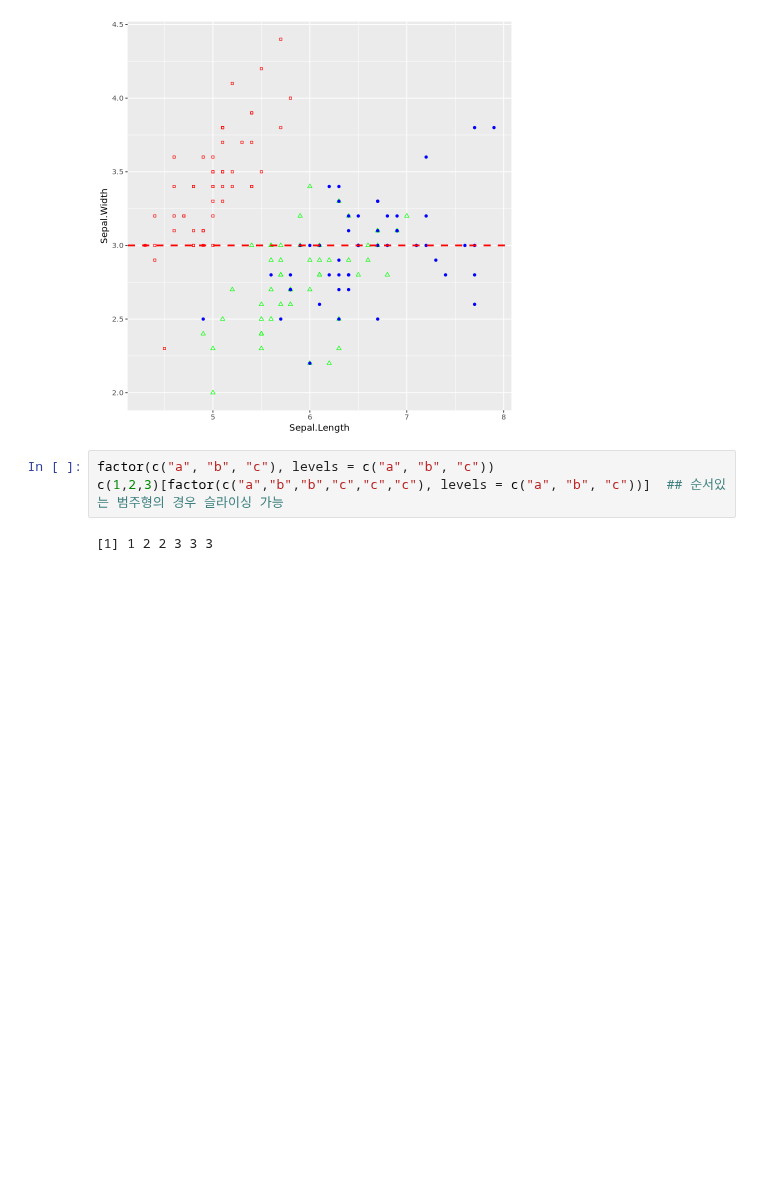
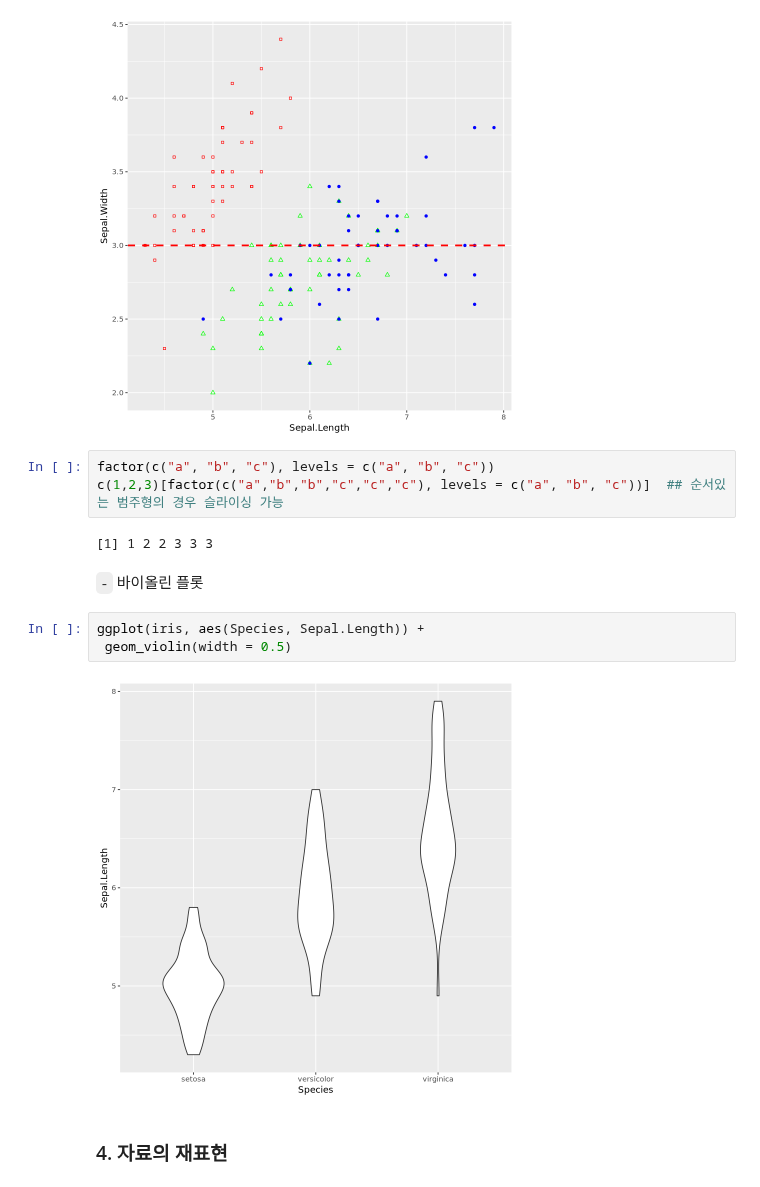
Before and after one commit to HollyRiver/R, a Jupyter notebook: 탐색적자료분석/code assemble.ipynb, the cells around one changed output. Saved outputs shown, nothing was run; the diff lists cells and outputs as text; blank space fills up the shorter version.

```diff
--- a/탐색적자료분석/code assemble.ipynb
+++ b/탐색적자료분석/code assemble.ipynb
@@ -133,3 +145,12 @@ factor(c("a", "b", "c"), levels = c("a", "b", "c"))
 c(1,2,3)[factor(c("a","b","b","c","c","c"), levels = c("a", "b", "c"))]  ## 순서있는 범주형의 경우 슬라이싱 가능
 # %% [output]
 [1] 1 2 2 3 3 3
+# %% [markdown]
+`-` 바이올린 플롯
+# %%
+ggplot(iris, aes(Species, Sepal.Length)) +
+ geom_violin(width = 0.5)
+# %% [output]
+[figure, added]
+# %% [markdown]
+### 4. 자료의 재표현
```
Also changed, not shown: parts of 25 cells of this notebook, 3 other files.
